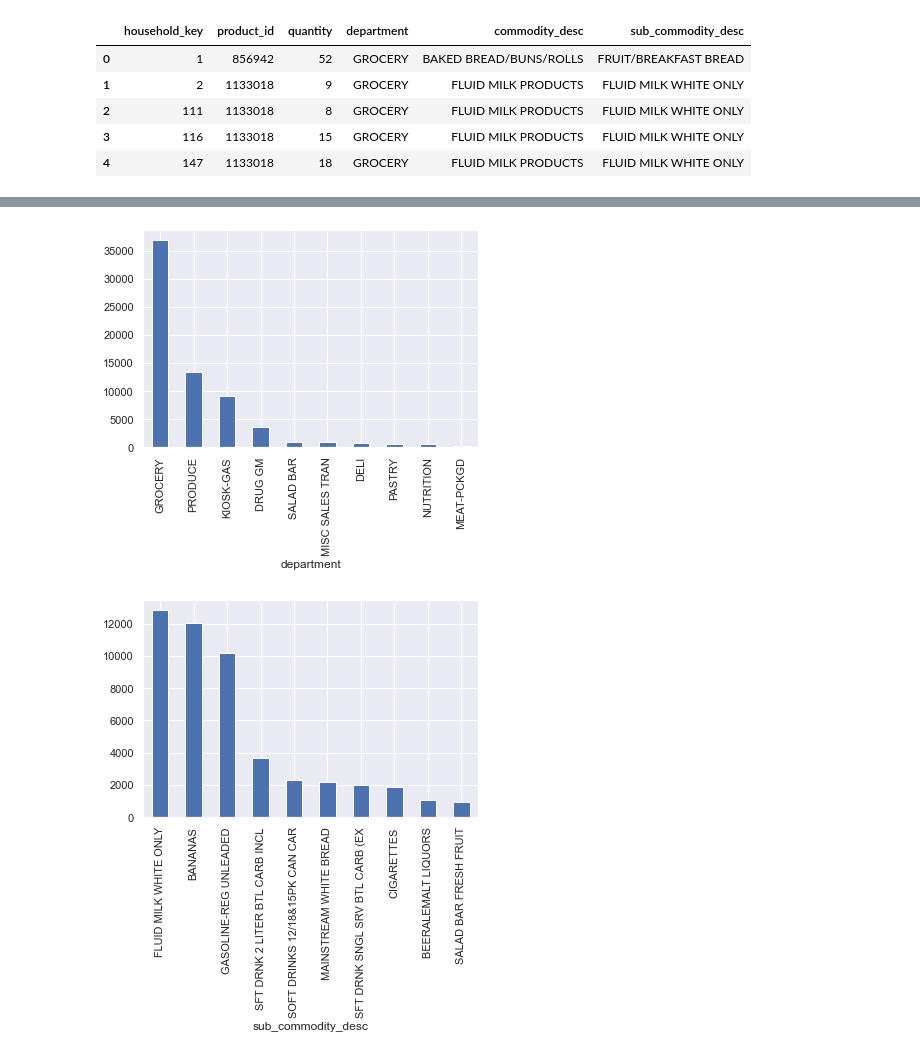
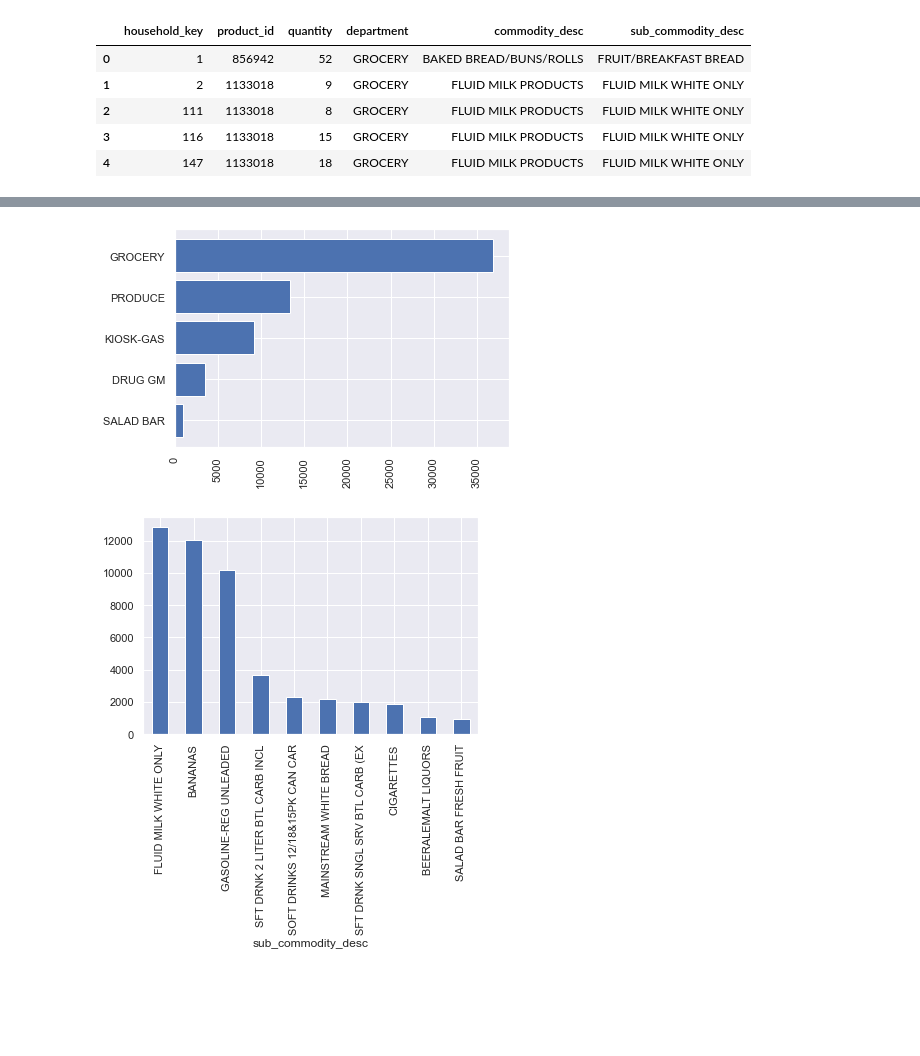
Before and after one commit to vanchautran/capstone, a Jupyter notebook: Retail_marketing_audience_Prediction/1_aggregation_campaigns_products.ipynb, the cells around one changed output, grey strips where cells are left out. Saved outputs shown, nothing was run; the diff lists cells and outputs as text; code cells hidden in the pictures; blank space fills up the shorter version.

```diff
--- a/Retail_marketing_audience_Prediction/1_aggregation_campaigns_products.ipynb
+++ b/Retail_marketing_audience_Prediction/1_aggregation_campaigns_products.ipynb
@@ -227,9 +229,17 @@ df_max_prod_qty[df_max_prod_qty.department=='SALAD BAR'].sample(10)
 # %%
-df_max_prod_qty.groupby('department').agg({'quantity':'sum'}).sort_values('quantity',ascending=False).quantity.nlargest(10).plot.bar()
+# df_max_prod_qty.groupby('department').agg({'quantity':'sum'}).sort_values('quantity',ascending=False).quantity.nlargest(10).plot.bar()
+# plt.xticks(rotation=90)
+# plt.show()
+
+top_prod_plot = df_max_prod_qty.groupby('department').agg({'quantity':'sum'}).sort_values('quantity',ascending=True).quantity.nlargest(5)
+top_prod_plot_df = pd.DataFrame(top_prod_plot.items(), columns=['category', 'qty']).sort_values('qty',ascending=True)
+
+# plot the top 5 categories
+plt.barh(top_prod_plot_df.category, top_prod_plot_df.qty)
 plt.xticks(rotation=90)
 plt.show()
 # %% [output]
-[figure, old version]
+[figure, new version]
 # %%
 df_max_prod_qty.groupby('sub_commodity_desc').agg({'quantity':'sum'}).sort_values('quantity',ascending=False).quantity.nlargest(10).plot.bar()
 plt.xticks(rotation=90)
```
Also changed, not shown: parts of 12 cells of this notebook, 7 other files.
